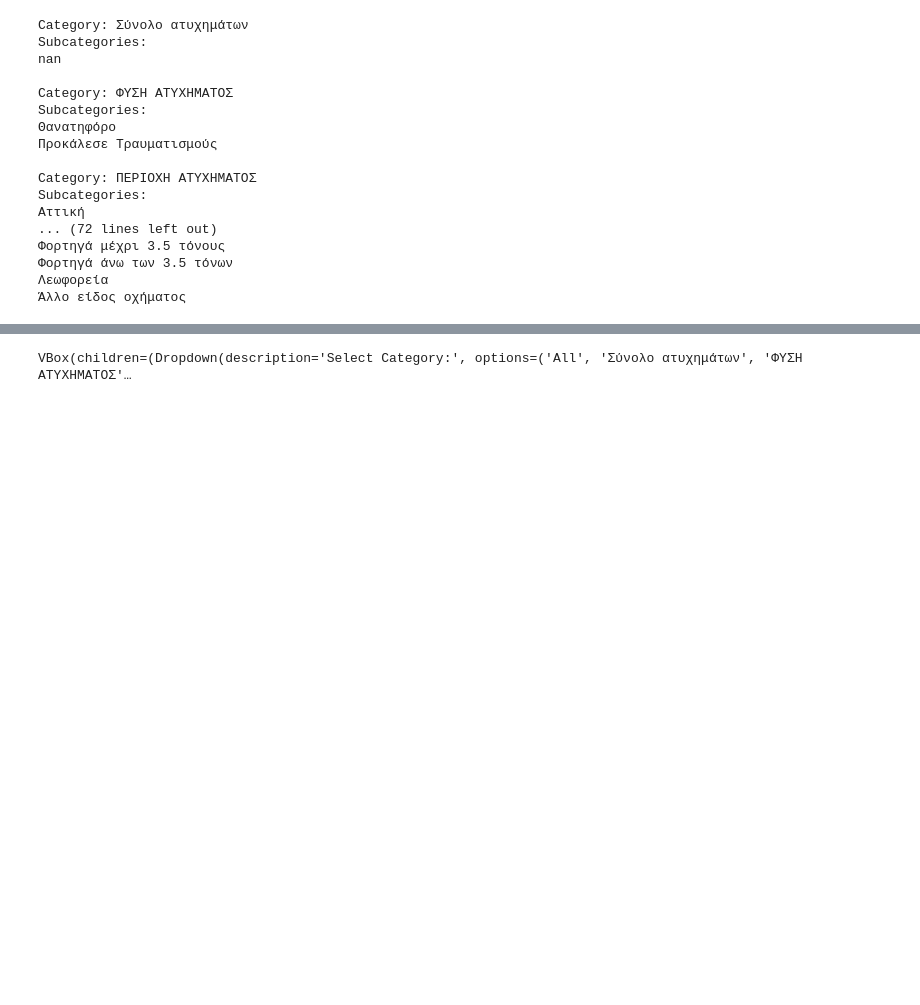
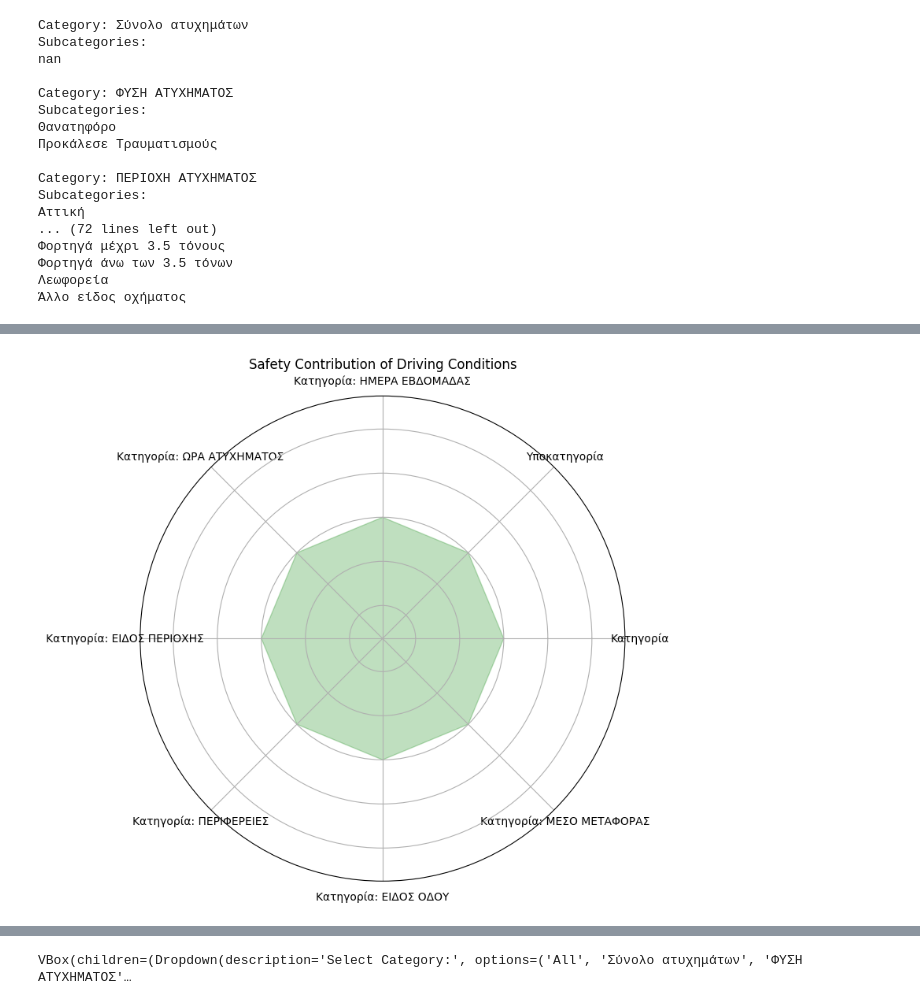
Before and after one commit to hippoghost/CarAccidentAnalysis, a Jupyter notebook: interactive visualizations-Copy1.ipynb, the cells around one changed output, grey strips where cells are left out. Saved outputs shown, nothing was run; the diff lists cells and outputs as text; code cells hidden in the pictures; blank space fills up the shorter version.

```diff
--- a/interactive visualizations-Copy1.ipynb
+++ b/interactive visualizations-Copy1.ipynb
@@ -76,0 +379,49 @@ Subcategories:
+# %%
+import pandas as pd
+import matplotlib.pyplot as plt
+from math import pi
+
+# Load data from the CSV file
+df_path = 'C:/Users/EFKA-PC/Desktop/github1/odika/data.csv'
+df = pd.read_csv(df_path)
+
+# Sample data
+safest_conditions = {
+    'Κατηγορία': 'ΜΗΝΑΣ',
+    'Υποκατηγορία': 'Φεβρουάριος',
+    'Κατηγορία: ΗΜΕΡΑ ΕΒΔΟΜΑΔΑΣ': 'Κυριακή',
+    'Κατηγορία: ΩΡΑ ΑΤΥΧΗΜΑΤΟΣ': '00:00 - 04:00',
+    'Κατηγορία: ΕΙΔΟΣ ΠΕΡΙΟΧΗΣ': 'Μη κατοικημένη',
+    'Κατηγορία: ΠΕΡΙΦΕΡΕΙΕΣ': 'Δυτική Μακεδονία',
+    'Κατηγορία: ΕΙΔΟΣ ΟΔΟΥ': 'Εθνική οδός',
+    'Κατηγορία: ΜΕΣΟ ΜΕΤΑΦΟΡΑΣ': 'Φορτηγά άνω των 3.5 τόνων'
+}
+
+# Calculate weights based on the data
+weights = {}
+for condition, value in safest_conditions.items():
+    condition_values = df[df['Category'] == condition]['Subcategory'].unique()
+    total_weight = df[(df['Category'] == condition) & (df['Subcategory'] == value)].shape[0]
+    weights[condition] = total_weight / df.shape[0]
+
+# Prepare data for radar chart
+labels = list(safest_conditions.keys())
+values = [weights[label] for label in labels]
+angles = [i / float(len(labels)) * 2 * pi for i in range(len(labels))]
+values += values[:1]
+angles += angles[:1]
+
+# Plotting
+fig, ax = plt.subplots(figsize=(8, 8), subplot_kw=dict(polar=True))
+ax.fill(angles, values, color='green', alpha=0.25)
+ax.set_yticklabels([])
+ax.set_xticks(angles[:-1])
+ax.set_xticklabels(labels)
+
+# Adding labels and title
+ax.set_title('Safety Contribution of Driving Conditions')
+
+# Show the plot
+plt.show()
+# %% [output]
+[figure, added]
```
Also changed, not shown: parts of 13 cells of this notebook.
